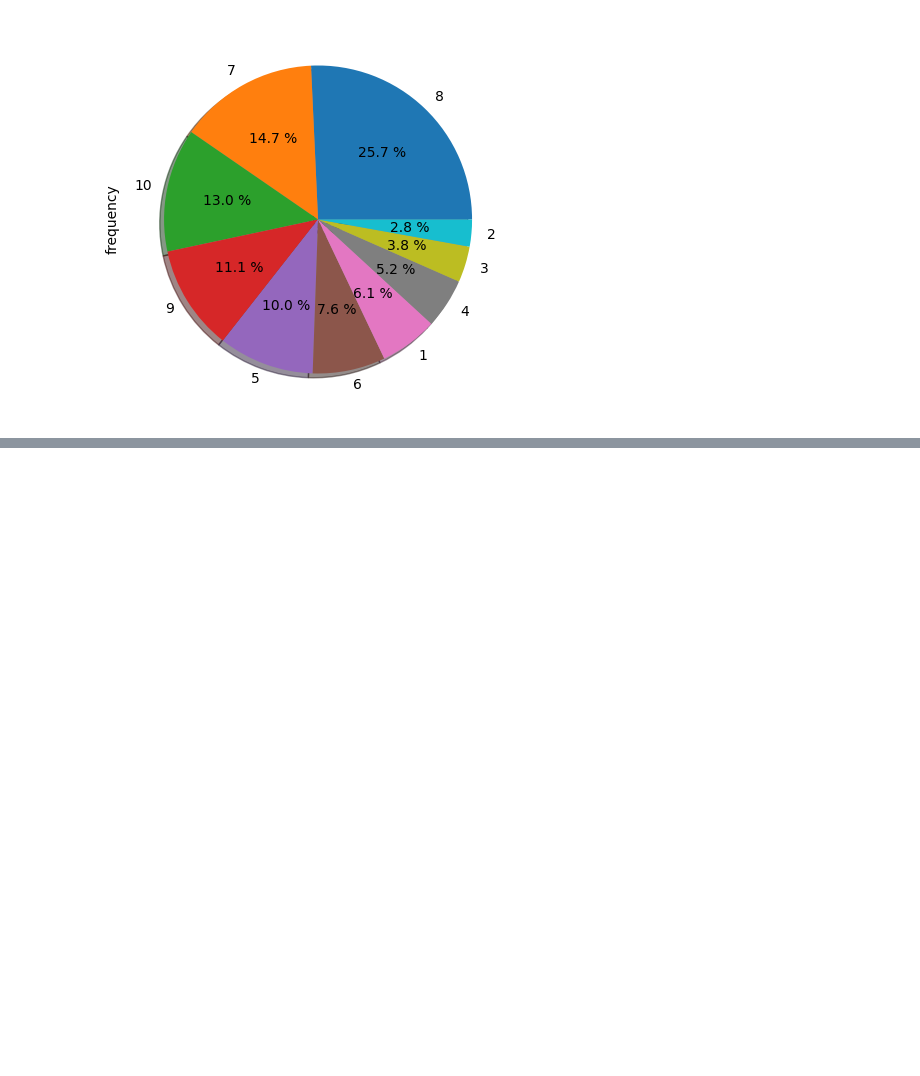
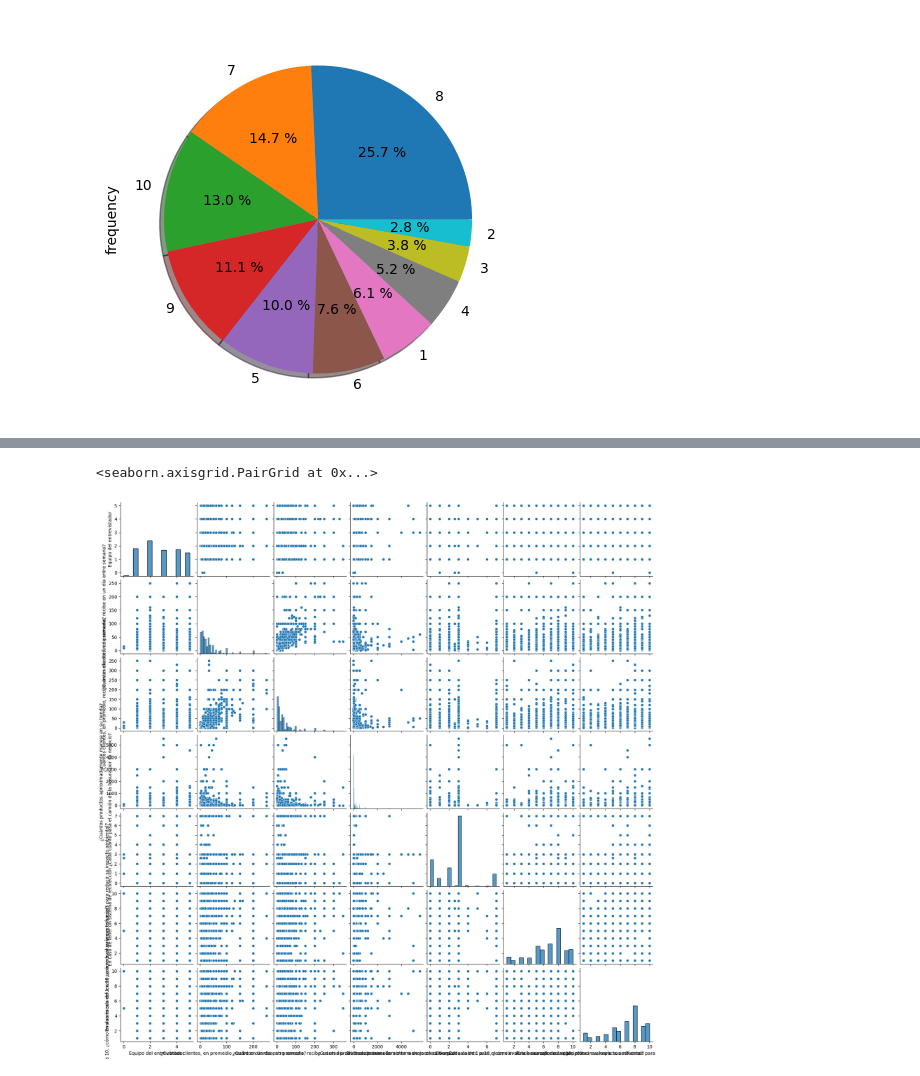
Before and after one commit to Moraytaprime/Modelos-de-Regresion-Lineal, a Jupyter notebook: graficas_numericas.ipynb, the cells around one changed output, grey strips where cells are left out. Drawn from its saved outputs; the diff is of its cells as text; code cells hidden in the pictures; blank space fills up the shorter version.

```diff
--- a/graficas_numericas.ipynb
+++ b/graficas_numericas.ipynb
@@ -152,0 +198,6 @@ Filtro_index["frequency"].plot(kind='pie', figsize=(10,5), shadow=True, autopct=
+# %%
+#Graficamos todas las dispersiones entre todas las variables
+sns.pairplot(dfNEW)
+# %% [output]
+<seaborn.axisgrid.PairGrid at 0x...>
+[figure, added]
```
Also changed, not shown: parts of 33 cells of this notebook.
